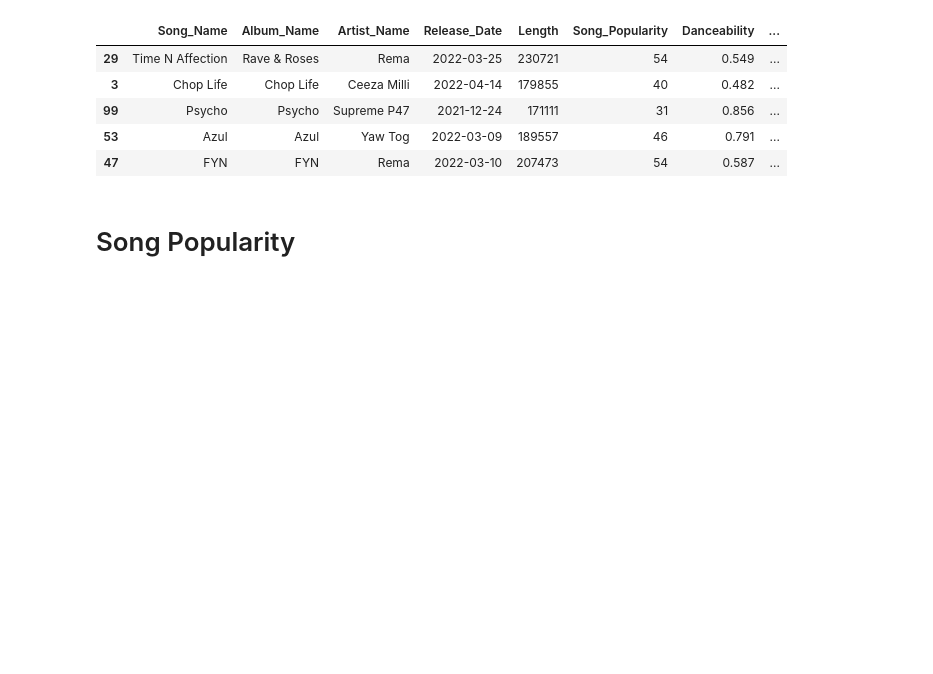
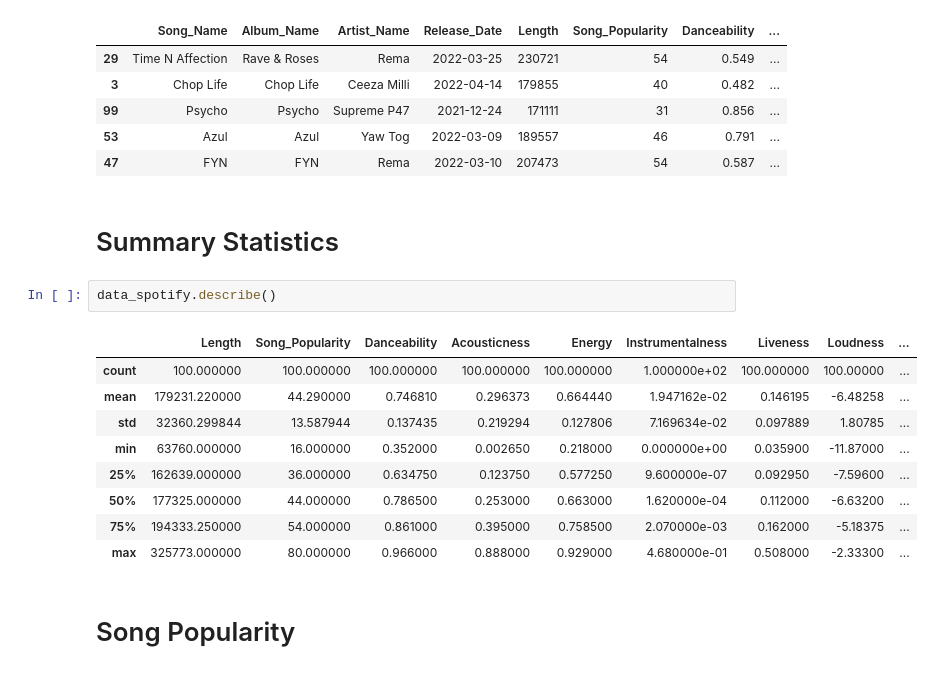
Before and after one commit to marksilas/Spotify_Playlist_EDA, a Jupyter notebook: Spotify_Song_EDA.ipynb, the cells around one changed output. Cells and saved outputs as stored; diff of their text form; blank space fills up the shorter version.

```diff
--- a/Spotify_Song_EDA.ipynb
+++ b/Spotify_Song_EDA.ipynb
@@ -286,6 +286,20 @@ data_spotify.sample(5)
 | 99 | Psycho | Psycho | Supreme P47 | 2021-12-24 | 171111 | 31 | 0.856 | ... |
 | 53 | Azul | Azul | Yaw Tog | 2022-03-09 | 189557 | 46 | 0.791 | ... |
 | 47 | FYN | FYN | Rema | 2022-03-10 | 207473 | 54 | 0.587 | ... |
+# %% [markdown]
+# Summary Statistics
+# %%
+data_spotify.describe()
+# %% [output]
+|  | Length | Song_Popularity | Danceability | Acousticness | Energy | Instrumentalness | Liveness | Loudness | ... |
+| count | 100.000000 | 100.000000 | 100.000000 | 100.000000 | 100.000000 | 1.000000e+02 | 100.000000 | 100.00000 | ... |
+| mean | 179231.220000 | 44.290000 | 0.746810 | 0.296373 | 0.664440 | 1.947162e-02 | 0.146195 | -6.48258 | ... |
+| std | 32360.299844 | 13.587944 | 0.137435 | 0.219294 | 0.127806 | 7.169634e-02 | 0.097889 | 1.80785 | ... |
+| min | 63760.000000 | 16.000000 | 0.352000 | 0.002650 | 0.218000 | 0.000000e+00 | 0.035900 | -11.87000 | ... |
+| 25% | 162639.000000 | 36.000000 | 0.634750 | 0.123750 | 0.577250 | 9.600000e-07 | 0.092950 | -7.59600 | ... |
+| 50% | 177325.000000 | 44.000000 | 0.786500 | 0.253000 | 0.663000 | 1.620000e-04 | 0.112000 | -6.63200 | ... |
+| 75% | 194333.250000 | 54.000000 | 0.861000 | 0.395000 | 0.758500 | 2.070000e-03 | 0.162000 | -5.18375 | ... |
+| max | 325773.000000 | 80.000000 | 0.966000 | 0.888000 | 0.929000 | 4.680000e-01 | 0.508000 | -2.33300 | ... |
 # %% [markdown]
 # Song Popularity
 # %%
```
Also changed, not shown: parts of 14 cells of this notebook.
